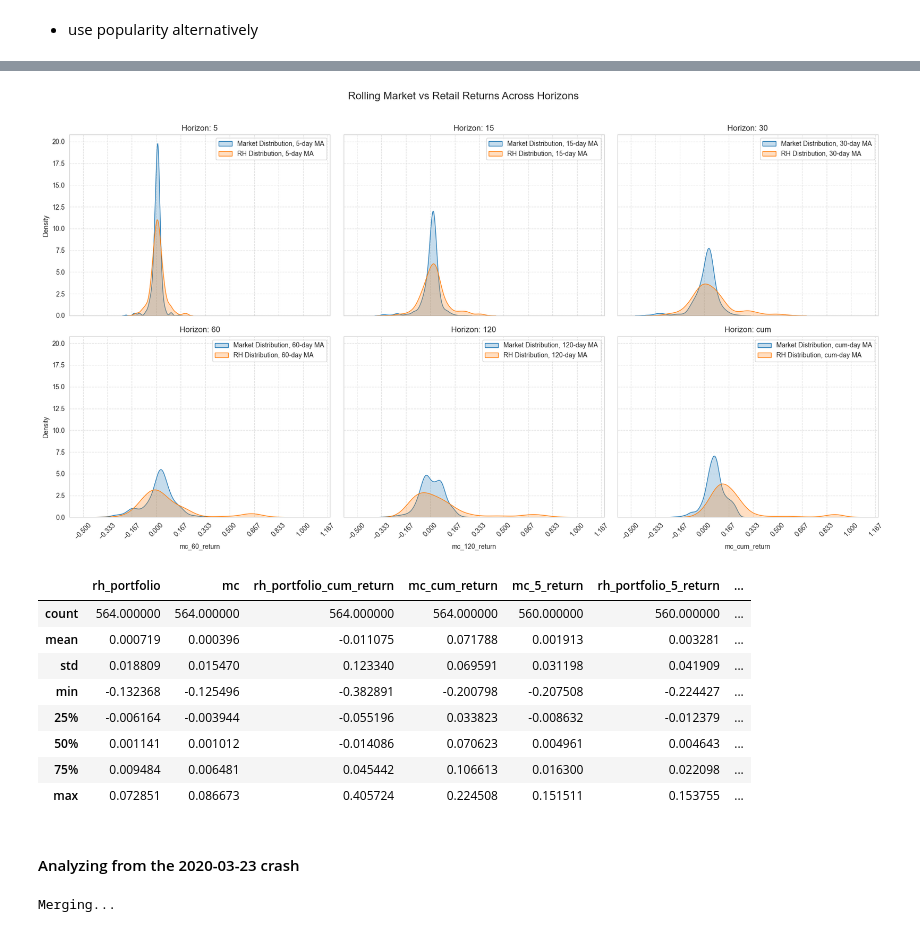
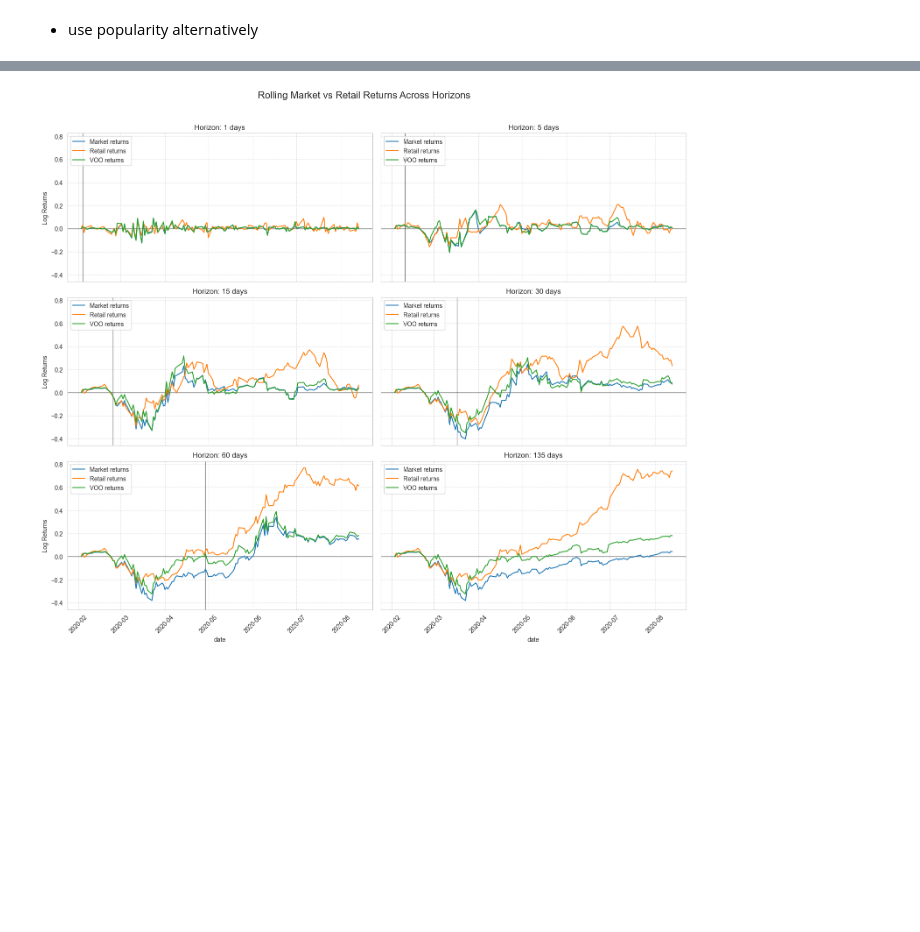
Before and after one commit to FedericoCortesi/Robinhood_data, a Jupyter notebook: test.ipynb, the cells around one changed output, grey strips where cells are left out. Saved outputs shown, nothing was run; the diff lists cells and outputs as text; code cells hidden in the pictures; blank space fills up the shorter version.

```diff
--- a/test.ipynb
+++ b/test.ipynb
@@ -689,0 +675,2 @@ dl.df_merged
+# %%
+df_merged["rh_portfolio"] = df_merged["popularity"] * df_merged["prc_adj"]
@@ -789,0 +981,18 @@ returns.describe()
+# %%
+returns = np.log(returns / returns.shift(1)).fillna(0)
+returns.index = pd.to_datetime(returns.index)
+original_index = returns.index
+
+#returns = returns.resample("M").sum()
+
+
+horizons = [1, 5,15,30, 60, len(returns)]
+
+for d in horizons: # delete min_periods if you want to start at date d and not before
+    returns[f"mc_{d}_return"] = returns["mc"].rolling(d, min_periods=1).sum()
+    returns[f"rh_portfolio_{d}_return"] = returns["rh_portfolio"].rolling(d, min_periods=1).sum()
+    returns[f"voo_{d}_return"] = returns["voo"].rolling(d, min_periods=1).sum()
+
+
+
+returns
@@ -797,57 +1040,55 @@ import matplotlib.dates as mdates
 sns.set_style("whitegrid")
 
 # Create figure with 2x3 subplots
-fig, axes = plt.subplots(2, 3, figsize=(18, 10), sharex=True, sharey=True)
+fig, axes = plt.subplots(3, 2, figsize=(15, 13), sharex=True, sharey=True)
 axes = axes.flatten()
 
 # Define colors using Seaborn palette
 colors = sns.color_palette()
 
 
 # Iterate through horizons and create subplots
 for i, d in enumerate(horizons):
     ax = axes[i]
 
-    sns.kdeplot(data=returns[f"mc_{d}_return"], label=f"Market Distribution, {d}-day MA", fill=True, ax=ax, color=colors[0])
-    sns.kdeplot(data=returns[f"rh_portfolio_{d}_return"], label=f"RH Distribution, {d}-day MA", fill=True, ax=ax, color=colors[1])
+    # Draw horizontal line at 0
+    ax.axhline(0, color="black", alpha=0.5, linewidth=1)
+    if d < len(returns):
+        ax.axvline(returns.index[d], color="black", alpha=0.5, linewidth=1)
+
+    # Plot Market Cap returns
+    sns.lineplot(x=returns.index, y=returns[f"mc_{d}_return"], label=f"Market returns", ax=ax, color=colors[0])
+    # Plot Retail Market Cap returns
+    sns.lineplot(x=returns.index, y=returns[f"rh_portfolio_{d}_return"], label=f"Retail returns", ax=ax, color=colors[1])
+    # Plot VOO returns
+    sns.lineplot(x=returns.index, y=returns[f"voo_{d}_return"], label=f"VOO returns", ax=ax, color=colors[2])
+
 
     # Set subplot title
-    ax.set_title(f"Horizon: {d}")
+    ax.set_title(f"Horizon: {d} days")
 
     # Improve X-axis formatting
     ax.xaxis.set_major_locator(mdates.AutoDateLocator())
     #ax.xaxis.set_major_formatter(mdates.DateFormatter('%Y-%m'))
     ax.tick_params(axis='x', rotation=45)
 
+    # Clean up y-axis labels
+    if i % 2 == 0:  # Left column only
+        ax.set_ylabel("Log Returns")
+    else:
+        ax.set_ylabel("")
+
     # Add grid and legend
     ax.grid(True, linestyle='--', alpha=0.6)
-    ax.legend()
+    ax.legend(loc="upper left")
 
 # Set main figure title
 fig.suptitle("Rolling Market vs Retail Returns Across Horizons", fontsize=16)
 
 # Adjust layout
 plt.tight_layout(rect=[0, 0, 1, 0.96])
 
 # Show plot
 plt.show()
 # %% [output]
-[figure, old version]
+[figure, new version]
-# %%
-returns.describe()
-# %% [output]
-|  | rh_portfolio | mc | rh_portfolio_cum_return | mc_cum_return | mc_5_return | rh_portfolio_5_return | ... |
-| count | 564.000000 | 564.000000 | 564.000000 | 564.000000 | 560.000000 | 560.000000 | ... |
-| mean | 0.000719 | 0.000396 | -0.011075 | 0.071788 | 0.001913 | 0.003281 | ... |
-| std | 0.018809 | 0.015470 | 0.123340 | 0.069591 | 0.031198 | 0.041909 | ... |
-| min | -0.132368 | -0.125496 | -0.382891 | -0.200798 | -0.207508 | -0.224427 | ... |
-| 25% | -0.006164 | -0.003944 | -0.055196 | 0.033823 | -0.008632 | -0.012379 | ... |
-| 50% | 0.001141 | 0.001012 | -0.014086 | 0.070623 | 0.004961 | 0.004643 | ... |
-| 75% | 0.009484 | 0.006481 | 0.045442 | 0.106613 | 0.016300 | 0.022098 | ... |
-| max | 0.072851 | 0.086673 | 0.405724 | 0.224508 | 0.151511 | 0.153755 | ... |
-# %% [markdown]
-#### Analyzing from the 2020-03-23 crash
-# %%
-dl.merge_dfs(start_date="2020-03-23")
-# %% [output]
-Merging...
```
Also changed, not shown: parts of 33 cells of this notebook, 11 other files.
